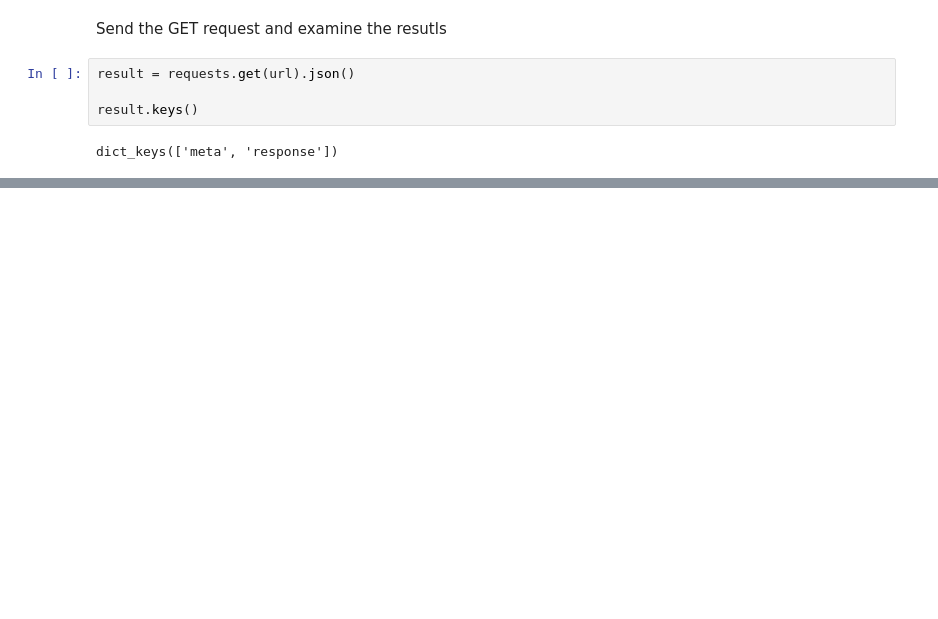
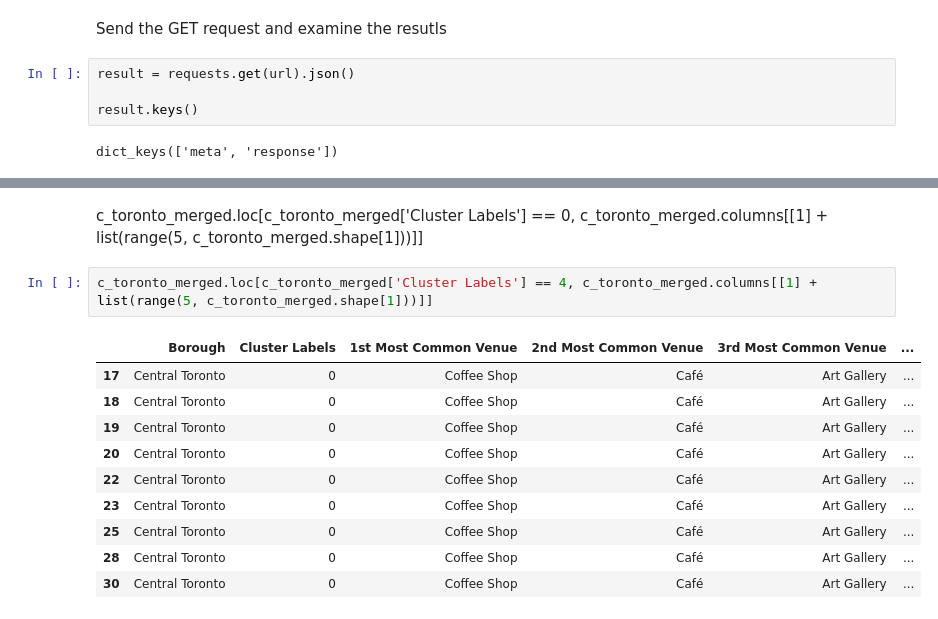
Before and after one commit to Lawrence-Krukrubo/IBM_Data_Specialization_Capstone_Project, a Jupyter notebook: Toronto_Geodata_assignment_3.ipynb, the cells around one changed output, grey strips where cells are left out. Drawn from its saved outputs; the diff is of its cells as text; blank space fills up the shorter version.

```diff
--- a/Toronto_Geodata_assignment_3.ipynb
+++ b/Toronto_Geodata_assignment_3.ipynb
@@ -431,0 +845,15 @@ result
+# %% [markdown]
+c_toronto_merged.loc[c_toronto_merged['Cluster Labels'] == 0, c_toronto_merged.columns[[1] + list(range(5, c_toronto_merged.shape[1]))]]
+# %%
+c_toronto_merged.loc[c_toronto_merged['Cluster Labels'] == 4, c_toronto_merged.columns[[1] + list(range(5, c_toronto_merged.shape[1]))]]
+# %% [output]
+|  | Borough | Cluster Labels | 1st Most Common Venue | 2nd Most Common Venue | 3rd Most Common Venue | ... |
+| 17 | Central Toronto | 0 | Coffee Shop | Café | Art Gallery | ... |
+| 18 | Central Toronto | 0 | Coffee Shop | Café | Art Gallery | ... |
+| 19 | Central Toronto | 0 | Coffee Shop | Café | Art Gallery | ... |
+| 20 | Central Toronto | 0 | Coffee Shop | Café | Art Gallery | ... |
+| 22 | Central Toronto | 0 | Coffee Shop | Café | Art Gallery | ... |
+| 23 | Central Toronto | 0 | Coffee Shop | Café | Art Gallery | ... |
+| 25 | Central Toronto | 0 | Coffee Shop | Café | Art Gallery | ... |
+| 28 | Central Toronto | 0 | Coffee Shop | Café | Art Gallery | ... |
+| 30 | Central Toronto | 0 | Coffee Shop | Café | Art Gallery | ... |
```
Also changed, not shown: parts of 58 cells of this notebook.
